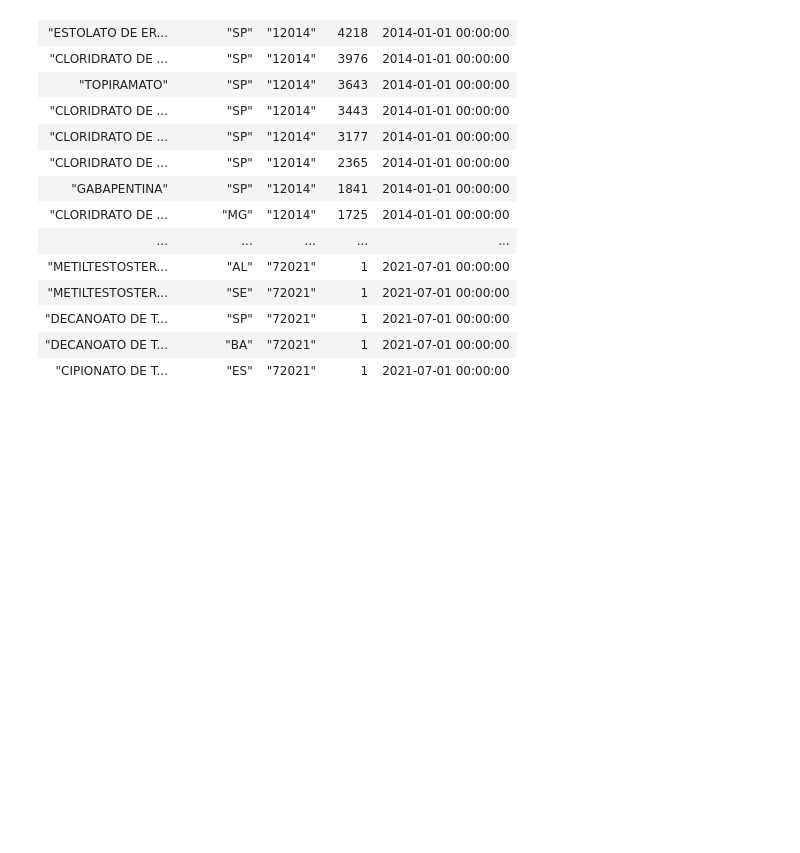
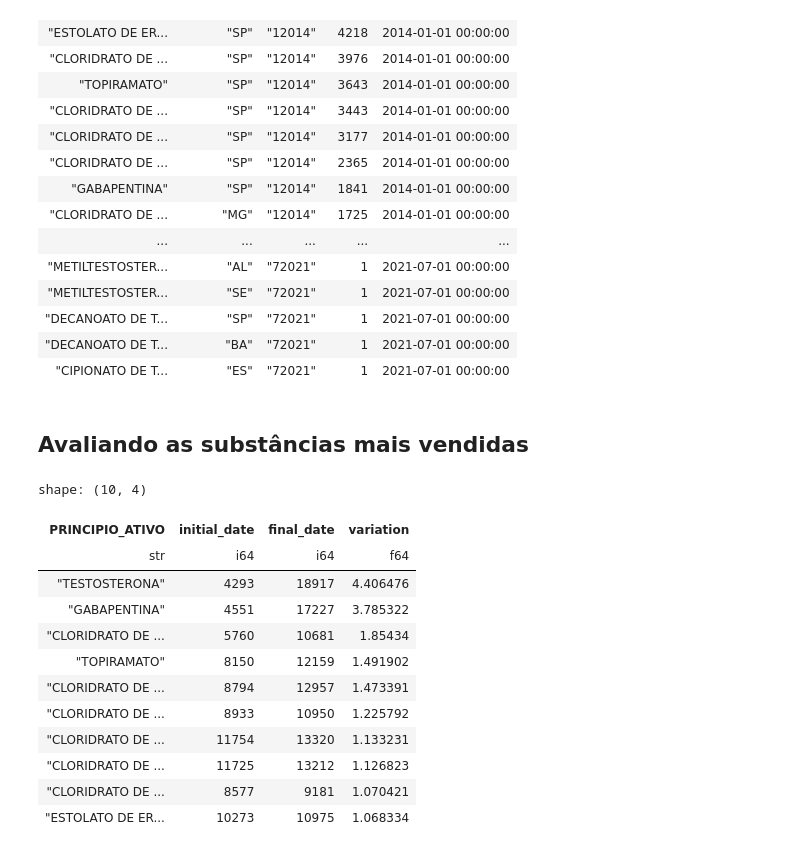
Before and after one commit to Tiago-Amarante/medicamentos-anvisa, a Jupyter notebook: db-preparation/db_substance analysis.ipynb, the cells around one changed output. Cells and saved outputs as stored; diff of their text form; code cells hidden in the pictures; blank space fills up the shorter version.

```diff
--- a/db-preparation/db_substance analysis.ipynb
+++ b/db-preparation/db_substance analysis.ipynb
@@ -106,6 +117,8 @@ shape: (31824, 5)
 | "DECANOATO DE T... | "SP" | "72021" | 1 | 2021-07-01 00:00:00 |
 | "DECANOATO DE T... | "BA" | "72021" | 1 | 2021-07-01 00:00:00 |
 | "CIPIONATO DE T... | "ES" | "72021" | 1 | 2021-07-01 00:00:00 |
+# %% [markdown]
+## Avaliando as substâncias mais vendidas
 # %%
 def TopSubstances(df, every_period='1mo'):
     df_substances = (
@@ -124,16 +137,16 @@ def TopSubstances(df, every_period='1mo'):
                 )
         .filter(
             pl.struct('PRINCIPIO_ATIVO').is_in([
-                                                # {'PRINCIPIO_ATIVO':'GABAPENTINA'},
+                                                {'PRINCIPIO_ATIVO':'GABAPENTINA'},
                                                 {'PRINCIPIO_ATIVO':'TESTOSTERONA'},
-                                                # {'PRINCIPIO_ATIVO':'CLORIDRATO DE AMITRIPTILINA'},
-                                                # {'PRINCIPIO_ATIVO':'CLORIDRATO DE BUPROPIONA'},
-                                                # {'PRINCIPIO_ATIVO':'TOPIRAMATO'},
-                                                # {'PRINCIPIO_ATIVO':'ESTOLATO DE ERITROMICINA'},
-                                                # {'PRINCIPIO_ATIVO':'CLORIDRATO DE SERTRALINA'},
-                                                # {'PRINCIPIO_ATIVO':'CLORIDRATO DE PAROXETINA'},
-                                                # {'PRINCIPIO_ATIVO':'CLORIDRATO DE TRAMADOL'},
-                                                # {'PRINCIPIO_ATIVO':'CLORIDRATO DE FLUOXETINA'}
+                                                {'PRINCIPIO_ATIVO':'CLORIDRATO DE AMITRIPTILINA'},
+                                                {'PRINCIPIO_ATIVO':'CLORIDRATO DE BUPROPIONA'},
+                                                {'PRINCIPIO_ATIVO':'TOPIRAMATO'},
+                                                {'PRINCIPIO_ATIVO':'ESTOLATO DE ERITROMICINA'},
+                                                {'PRINCIPIO_ATIVO':'CLORIDRATO DE SERTRALINA'},
+                                                {'PRINCIPIO_ATIVO':'CLORIDRATO DE PAROXETINA'},
+                                                {'PRINCIPIO_ATIVO':'CLORIDRATO DE TRAMADOL'},
+                                                {'PRINCIPIO_ATIVO':'CLORIDRATO DE FLUOXETINA'}
                                                 ])
         )
     )
@@ -157,0 +160,40 @@ def googleLFDataPrep(lf):
+# %%
+df_variation = TopSubstances(df,'1mo')
+df_variation = (
+    df_variation
+    .filter(
+            (
+            pl.col('DATETIME')<=datetime(2014,1,1)
+            )|
+            (
+            pl.col('DATETIME')==datetime(2021,7,1)
+            )
+    )
+    .groupby('PRINCIPIO_ATIVO').agg(
+                                    [
+                                    pl.col('count').min().alias('initial_date'),
+                                    pl.col('count').max().alias('final_date')
+                                    ]
+                                )
+    .with_columns(
+        (pl.col('final_date')/pl.col('initial_date'))
+        .alias('variation')
+    )
+    .sort(by='variation', reverse=True)
+
+)
+df_variation
+# %% [output]
+shape: (10, 4)
+| PRINCIPIO_ATIVO | initial_date | final_date | variation |
+| str | i64 | i64 | f64 |
+| "TESTOSTERONA" | 4293 | 18917 | 4.406476 |
+| "GABAPENTINA" | 4551 | 17227 | 3.785322 |
+| "CLORIDRATO DE ... | 5760 | 10681 | 1.85434 |
+| "TOPIRAMATO" | 8150 | 12159 | 1.491902 |
+| "CLORIDRATO DE ... | 8794 | 12957 | 1.473391 |
+| "CLORIDRATO DE ... | 8933 | 10950 | 1.225792 |
+| "CLORIDRATO DE ... | 11754 | 13320 | 1.133231 |
+| "CLORIDRATO DE ... | 11725 | 13212 | 1.126823 |
+| "CLORIDRATO DE ... | 8577 | 9181 | 1.070421 |
+| "ESTOLATO DE ER... | 10273 | 10975 | 1.068334 |
```
Also changed, not shown: parts of 11 cells of this notebook, 1 other file.
